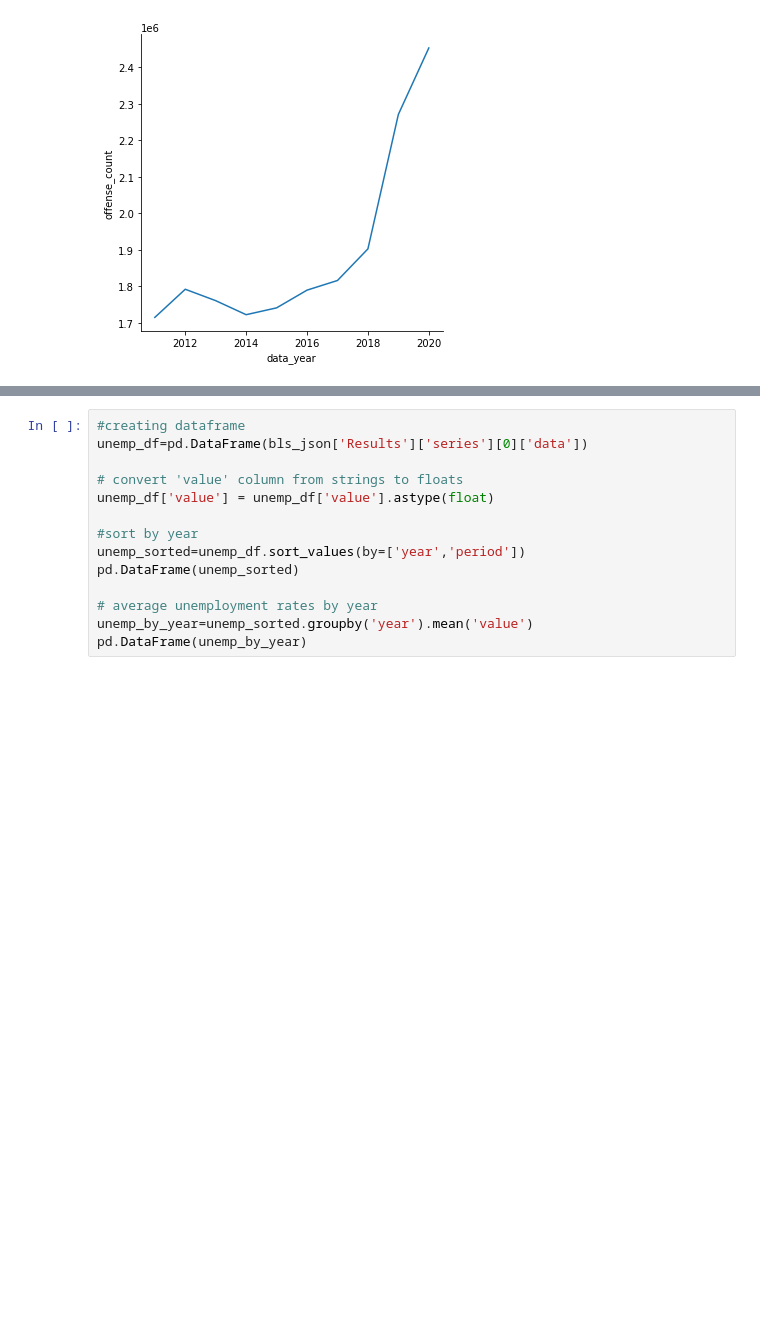
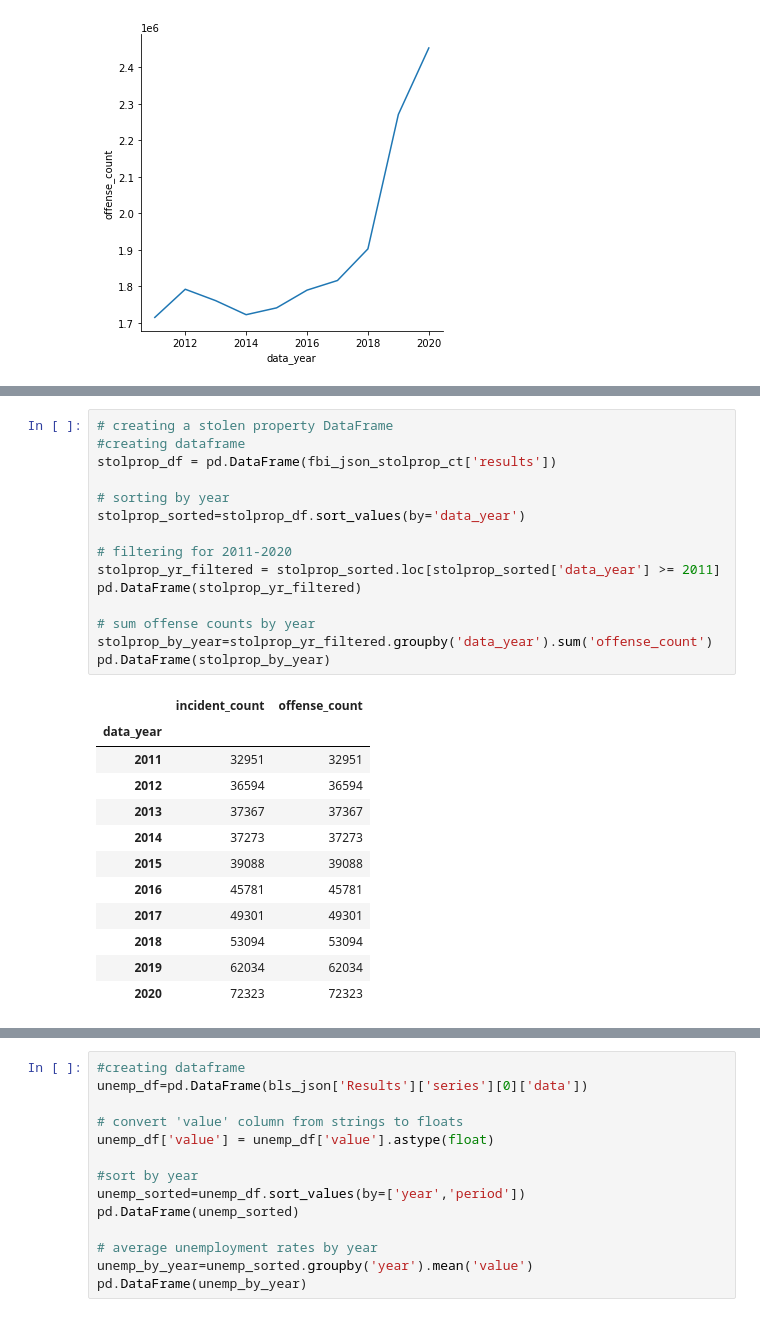
Before and after one commit to HeatherLD/API-Project, a Jupyter notebook: Homework 8 Exploratory API project - Jamie's version.ipynb, the cells around one changed output, grey strips where cells are left out. Drawn from its saved outputs; the diff is of its cells as text; blank space fills up the shorter version.

```diff
--- a/Homework 8 Exploratory API project - Jamie's version.ipynb
+++ b/Homework 8 Exploratory API project - Jamie's version.ipynb
@@ -156,0 +165,28 @@ print(fbi_json_prcrime_ct)
+# %%
+# creating a stolen property DataFrame
+#creating dataframe
+stolprop_df = pd.DataFrame(fbi_json_stolprop_ct['results'])
+
+# sorting by year
+stolprop_sorted=stolprop_df.sort_values(by='data_year')
+
+# filtering for 2011-2020
+stolprop_yr_filtered = stolprop_sorted.loc[stolprop_sorted['data_year'] >= 2011]
+pd.DataFrame(stolprop_yr_filtered)
+
+# sum offense counts by year
+stolprop_by_year=stolprop_yr_filtered.groupby('data_year').sum('offense_count')
+pd.DataFrame(stolprop_by_year)
+# %% [output]
+|  | incident_count | offense_count |
+| data_year |  |  |
+| 2011 | 32951 | 32951 |
+| 2012 | 36594 | 36594 |
+| 2013 | 37367 | 37367 |
+| 2014 | 37273 | 37273 |
+| 2015 | 39088 | 39088 |
+| 2016 | 45781 | 45781 |
+| 2017 | 49301 | 49301 |
+| 2018 | 53094 | 53094 |
+| 2019 | 62034 | 62034 |
+| 2020 | 72323 | 72323 |
```
Also changed, not shown: parts of 7 cells of this notebook, 2 other files.
